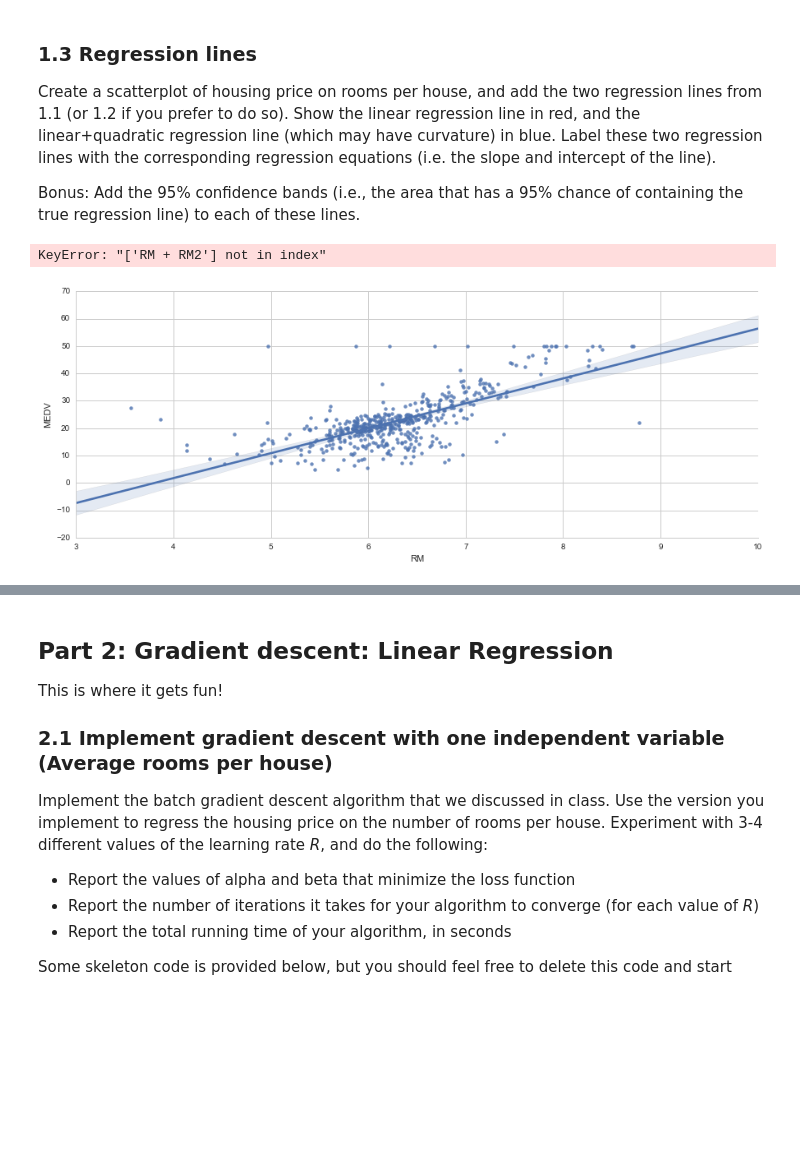
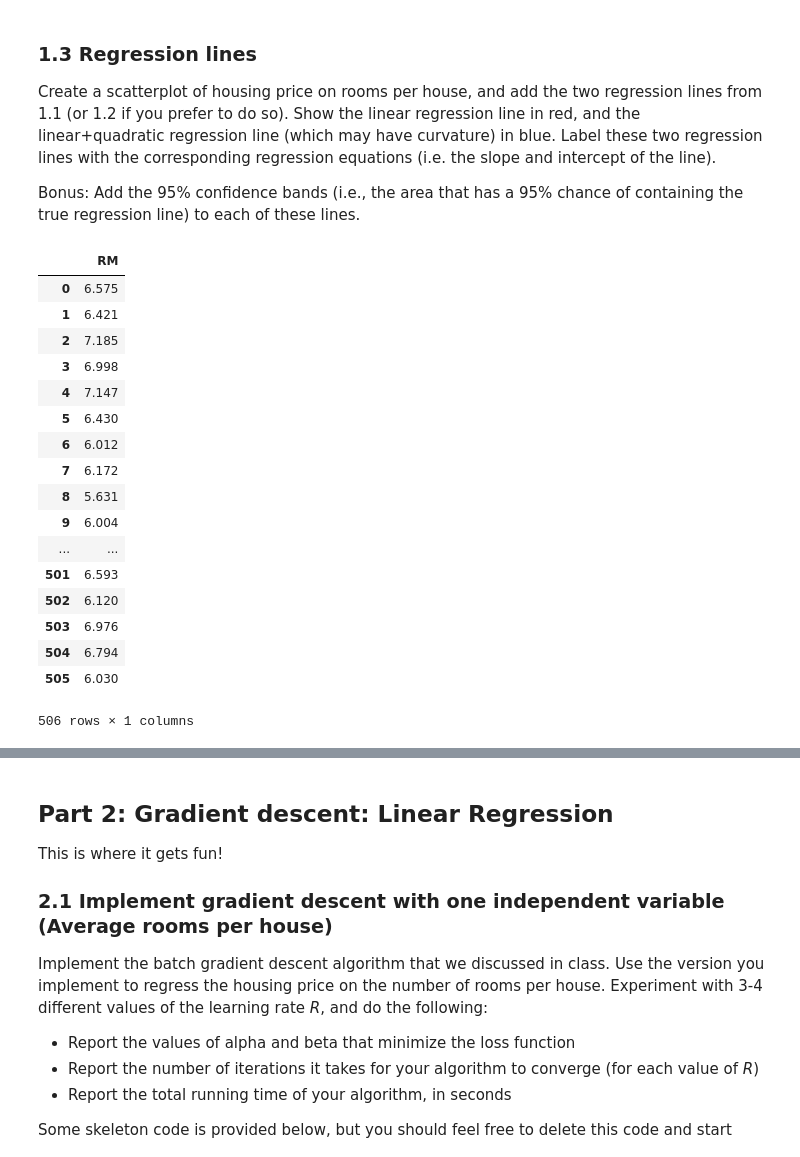
Before and after one commit to abhi32ag/Data_Science_2, a Jupyter notebook: Assignments/Problem_Set_4/INFX574_PS4.ipynb, the cells around one changed output, grey strips where cells are left out. Saved outputs shown, nothing was run; the diff lists cells and outputs as text; code cells hidden in the pictures; blank space fills up the shorter version.

```diff
--- a/Assignments/Problem_Set_4/INFX574_PS4.ipynb
+++ b/Assignments/Problem_Set_4/INFX574_PS4.ipynb
@@ -171,11 +171,3 @@ for train,test in kf.split(X_df):
 Create a scatterplot of housing price on rooms per house, and add the two regression lines from 1.1 (or 1.2 if you prefer to do so). Show the linear regression line in red, and the linear+quadratic regression line (which may have curvature) in blue.  Label these two regression lines with the corresponding regression equations (i.e. the slope and intercept of the line).
 
 Bonus: Add the 95% confidence bands (i.e.,  the area that has a 95% chance of containing the true regression line) to each of these lines.
-# %%
-import seaborn as sns; sns.set(color_codes = True)
-sns.set_style("whitegrid")
-sns.lmplot(x = 'RM', y = 'MEDV', data = df, ci = 95, aspect =2.5)
-sns.lmplot(x = 'RM + RM2', y = 'MEDV', data=df, ci = 95, aspect = 2.5, line_kws={'color': 'red'})
-# %% [output]
-KeyError: "['RM + RM2'] not in index"
-[figure, removed]
@@ -181,0 +181,21 @@ KeyError: "['RM + RM2'] not in index"
+# %%
+df[['RM']]
+# %% [output]
+|  | RM |
+| 0 | 6.575 |
+| 1 | 6.421 |
+| 2 | 7.185 |
+| 3 | 6.998 |
+| 4 | 7.147 |
+| 5 | 6.430 |
+| 6 | 6.012 |
+| 7 | 6.172 |
+| 8 | 5.631 |
+| 9 | 6.004 |
+| ... | ... |
+| 501 | 6.593 |
+| 502 | 6.120 |
+| 503 | 6.976 |
+| 504 | 6.794 |
+| 505 | 6.030 |
+506 rows × 1 columns
```
Also changed, not shown: parts of 9 cells of this notebook.
